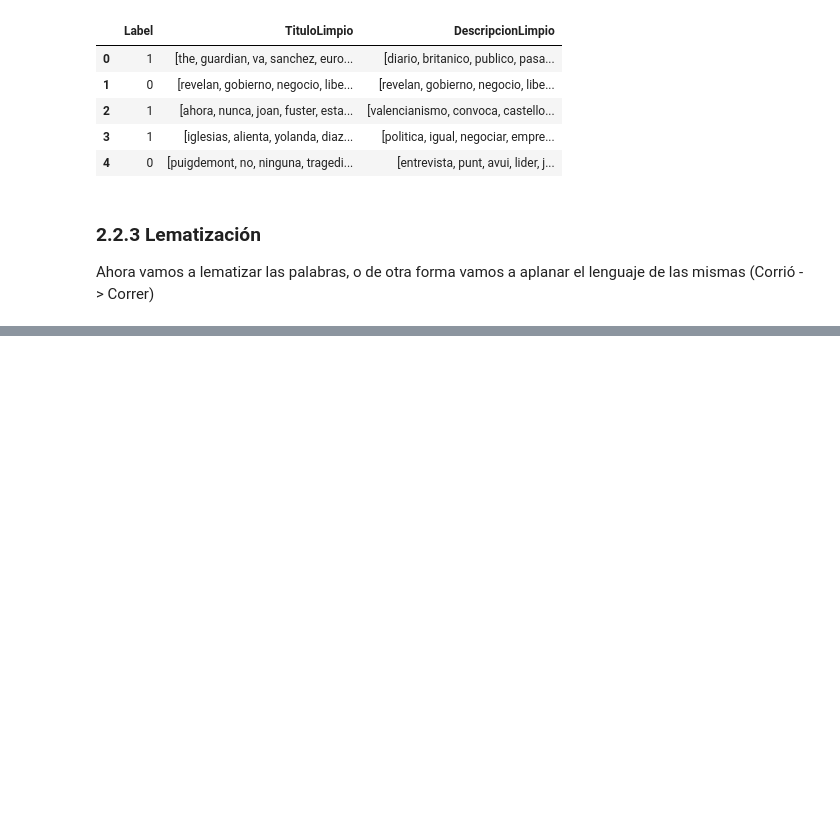
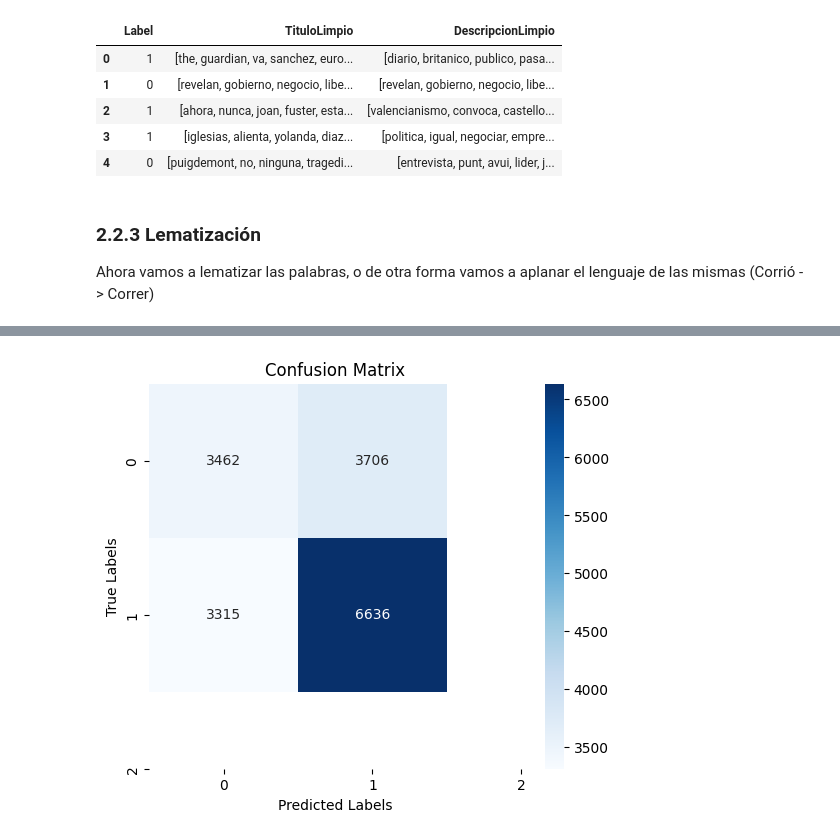
Before and after one commit to tomasSiSa18/Proyecto1BI, a Jupyter notebook: Proyecto1.ipynb, the cells around one changed output, grey strips where cells are left out. Saved outputs shown, nothing was run; the diff lists cells and outputs as text; code cells hidden in the pictures; blank space fills up the shorter version.

```diff
--- a/Proyecto1.ipynb
+++ b/Proyecto1.ipynb
@@ -171,10 +180,10 @@ Ahora vamos a lematizar las palabras, o de otra forma vamos a aplanar el lenguaj
 nlp = spacy.load("es_core_news_sm")
 
 def lemmaWords(words):
-    new_words = []
+    new_words = ""
     for word in words:
-        new_words.append(word.lemma_)
+        new_words += word + " "
     return new_words
 
-news_df['TituloLemm']=news_df['TituloLimpio'].apply(preprocessing)
-news_df['TituloLemm']=news_df['DescripcionLimpio'].apply(preprocessing)
+news_df['TituloLemm']=news_df['TituloLimpio'].apply(lemmaWords)
+news_df['DescripcionLemm']=news_df['DescripcionLimpio'].apply(lemmaWords)
@@ -182,0 +199,30 @@ NameError: name 'spacy' is not defined
+# %%
+ # Se selecciona la variable objetivo, en este caso "Label".
+from sklearn.neighbors import KNeighborsClassifier
+
+from sklearn.feature_extraction.text import TfidfVectorizer
+
+# Convert text data into numerical vectors
+vectorizer = TfidfVectorizer()
+X = vectorizer.fit_transform(news_df['TituloLemm'])  # Convert text into TF-IDF features
+
+
+Y = news_df['Label']
+
+X_train, X_test, Y_train, Y_test = train_test_split(X, Y, test_size=0.3, random_state=1)
+
+neigh = KNeighborsClassifier(n_neighbors=3)
+neigh = neigh.fit(X_train, Y_train)
+
+y_pred = neigh.predict(X_test)
+
+cm = confusion_matrix(Y_test, y_pred)
+
+plt.figure(figsize=(6, 5))
+sns.heatmap(cm, annot=True, fmt="d", cmap="Blues", xticklabels=[0, 1, 2], yticklabels=[0, 1, 2])
+plt.xlabel("Predicted Labels")
+plt.ylabel("True Labels")
+plt.title("Confusion Matrix")
+plt.show()
+# %% [output]
+[figure, added]
```
Also changed, not shown: parts of 5 cells of this notebook.
